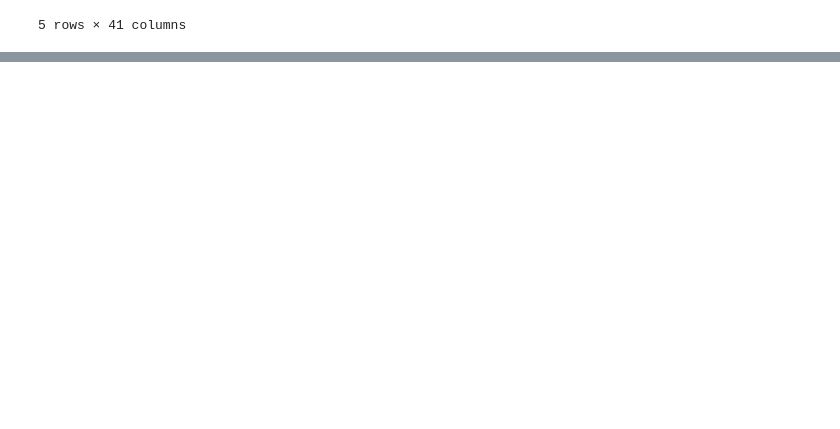
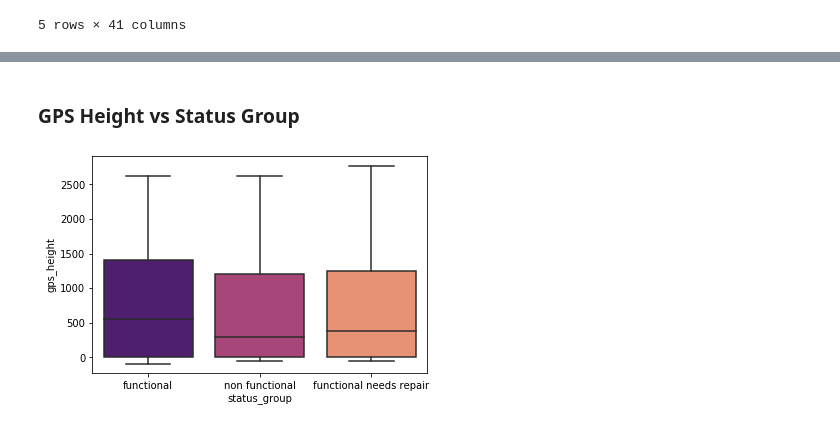
Before and after one commit to stereopickle/Tanzanian_water_pump_classificationn, a Jupyter notebook: data_exploration.ipynb, the cells around one changed output, grey strips where cells are left out. Saved outputs shown, nothing was run; the diff lists cells and outputs as text; code cells hidden in the pictures; blank space fills up the shorter version.

```diff
--- a/data_exploration.ipynb
+++ b/data_exploration.ipynb
@@ -168,0 +276,7 @@ array([20709,  2645,  2613,  2533,  2091,  1587,  1471,  1286,  1256,
+# %% [markdown]
+### GPS Height vs Status Group
+# %%
+sns.boxplot(x = 'status_group', y = 'gps_height', data = df, palette = 'magma')
+plt.show()
+# %% [output]
+[figure, added]
```
Also changed, not shown: parts of 58 cells of this notebook, 1 other file.
